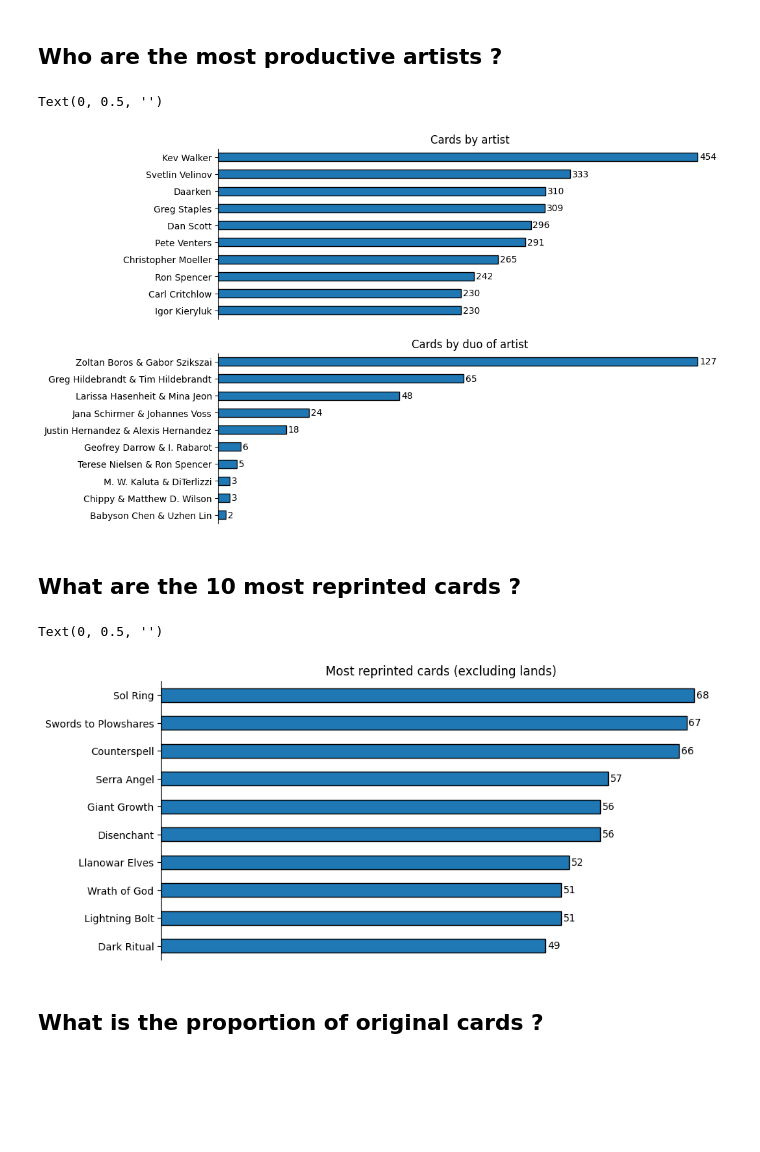
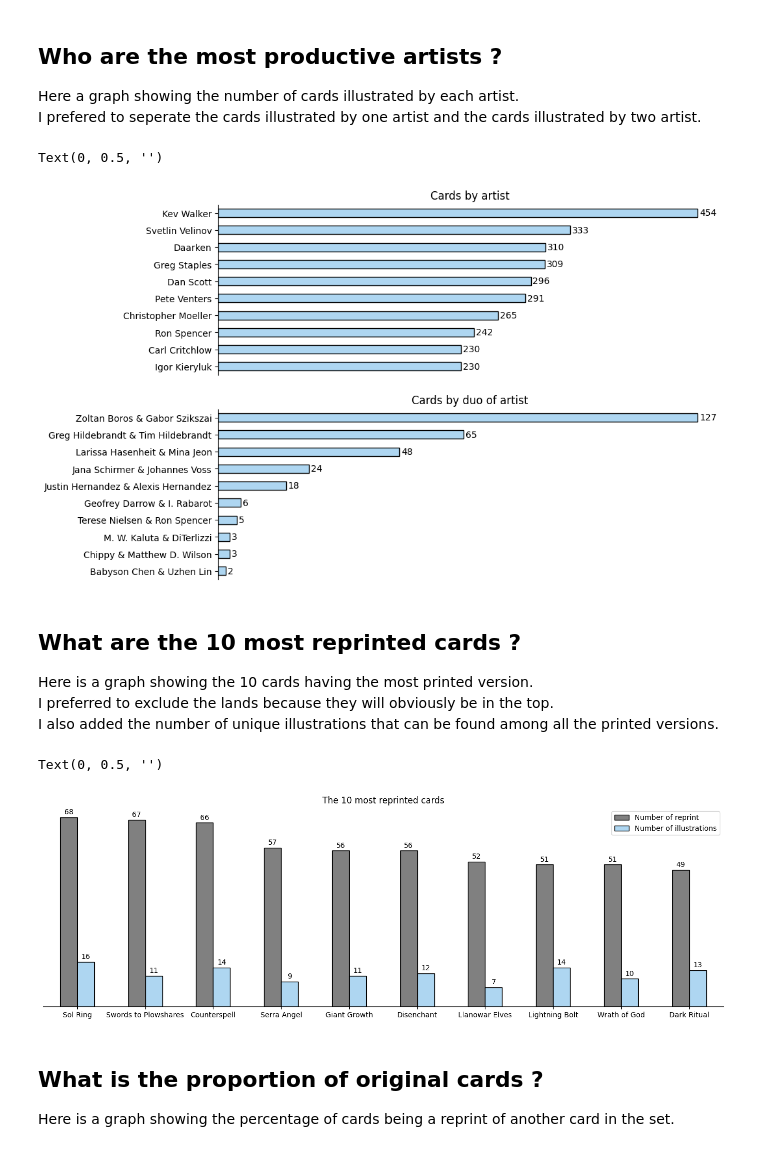
Before and after one commit to Undeadamien/mtg_analyst, a Jupyter notebook: mtg_analysis.ipynb, the cells around one changed output. Drawn from its saved outputs; the diff is of its cells as text; code cells hidden in the pictures; blank space fills up the shorter version.

Commit message:
updated visual

```diff
--- a/mtg_analysis.ipynb
+++ b/mtg_analysis.ipynb
@@ -5,2 +4,2 @@ import pandas as pd
 # %%
-base_df = pd.read_csv("./dataset/cards.csv")
+default_df = pd.read_csv("./dataset/cards.csv", low_memory=False)
@@ -31,7 +32,10 @@ Size: 7937510
 # %% [markdown]
 ## Who are the most productive artists ?
+
+Here a graph showing the number of cards illustrated by each artist.
+I prefered to seperate the cards illustrated by one artist and the cards illustrated by two artist.
 # %%
-df = base_df[["artist", "name"]].dropna().drop_duplicates()
+df = default_df[["name", "artist"]].dropna().drop_duplicates()
 
 
 # separate solo and duo, by applying a mask
@@ -42,53 +46,82 @@ df_duo = df[df["mask"]].value_counts("artist", ascending=True)[-10:]
 
 fig, axes = plt.subplots(nrows=2)
 fig.set_size_inches(10, 7.5)
-# remove the plot borders
-for axe in axes:
+
+
+for axe in axes:  # remove the plot borders
     for side in ["top", "bottom", "right"]:
         axe.spines[f"{side}"].set_visible(False)
 
 
-solo_plot = df_solo.plot(kind="barh", ax=axes[0], rot=0, edgecolor="k")
+solo_plot = df_solo.plot(kind="barh", ax=axes[0], rot=0, edgecolor="k", color="#AED6F1")
 solo_plot.tick_params("x", which="both", bottom=False, labelbottom=False)
 solo_plot.bar_label(solo_plot.containers[0], padding=2)
 solo_plot.set_title("Cards by artist")
 solo_plot.set_ylabel("")
 
 
-duo_plot = df_duo.plot(kind="barh", ax=axes[1], rot=0, edgecolor="k")
+duo_plot = df_duo.plot(kind="barh", ax=axes[1], rot=0, edgecolor="k", color="#AED6F1")
 duo_plot.tick_params("x", which="both", bottom=False, labelbottom=False)
 duo_plot.bar_label(duo_plot.containers[0], padding=2)
 duo_plot.set_title("Cards by duo of artist")
 duo_plot.set_ylabel("")
 # %% [output]
 Text(0, 0.5, '')
-[figure, old version]
+[figure, new version]
 # %% [markdown]
 ## What are the 10 most reprinted cards ?
+
+Here is a graph showing the 10 cards having the most printed version.
+I preferred to exclude the lands because they will obviously be in the top.
+I also added the number of unique illustrations that can be found among all the printed versions.
 # %%
-df = base_df[["name", "types"]]
+df = default_df[["name", "types", "scryfallIllustrationId"]]
 
 
 df = df.loc[(df["types"] != "Land")]  # exclude all land
-df = df["name"].value_counts(ascending=True)[-10:]  # select the top ten
+
+
+temp_df = pd.DataFrame()
+temp_df["Number of reprint"] = df["name"].value_counts()
+temp_df["Number of illustrations"] = (
+    df[["name", "scryfallIllustrationId"]]
+    .dropna()
+    .drop_duplicates()
+    .groupby("name")
+    .count()
+    .sort_values("scryfallIllustrationId", ascending=False)
+)
+
+
+df = temp_df[:10].sort_values("Number of reprint", ascending=False)
 
 
 fig, axes = plt.subplots()
-fig.set_size_inches(10, 5)
+fig.set_size_inches(17, 5, 5)
 # remove the plot borders
-for side in ["top", "right", "bottom"]:
+for side in ["top", "right", "left"]:
     axes.spines[f"{side}"].set_visible(False)
 
 
-plot = df.plot(kind="barh", rot=0, edgecolor="k", ax=axes)
-plot.tick_params("x", which="both", bottom=False, labelbottom=False)
-plot.set_title("Most reprinted cards (excluding lands)")
-plot.bar_label(plot.containers[0], padding=2)
+plot = df.plot(
+    kind="bar",
+    rot=0,
+    edgecolor="k",
+    ax=axes,
+    color={"Number of illustrations": "#AED6F1", "Number of reprint": "grey"},
+)
+# add labels next to containers
+for container in plot.containers:
+    plot.bar_label(container, padding=2)
+plot.tick_params("y", which="both", left=False, labelleft=False)
+plot.set_title("The 10 most reprinted cards")
 plot.set_xlabel("")
 plot.set_ylabel("")
 # %% [output]
 Text(0, 0.5, '')
-[figure, old version]
+[figure, new version]
 # %% [markdown]
 ## What is the proportion of original cards ?
+
+Here is a graph showing the percentage of cards being a reprint of another card in the set.
 # %%
```
Also changed, not shown: parts of 8 cells of this notebook.
